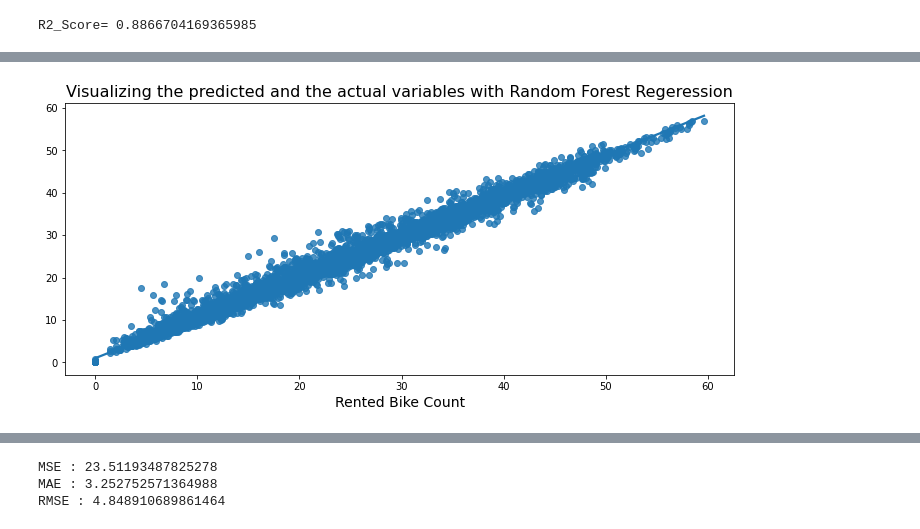
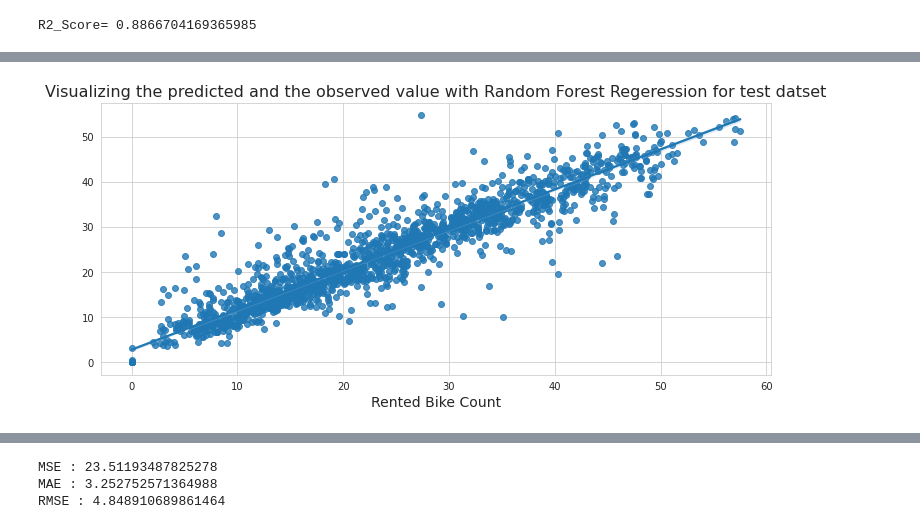
Before and after one commit to bharath967/Seoul-Bike-Sharing-Demand-Prediction, a Jupyter notebook: Bike_Sharing_Demand_Prediction_Capstone_Project.ipynb, the cells around one changed output, grey strips where cells are left out. Saved outputs shown, nothing was run; the diff lists cells and outputs as text; code cells hidden in the pictures.

```diff
--- a/Bike_Sharing_Demand_Prediction_Capstone_Project.ipynb
+++ b/Bike_Sharing_Demand_Prediction_Capstone_Project.ipynb
@@ -680,8 +703,8 @@ R2_Score= 0.8866704169365985
 # %%
 plt.figure(figsize=(12, 5))
-sns.regplot(y_train, pred_train)
-plt.title('Visualizing the predicted and the actual variables with Random Forest Regeression', size=16)
+sns.regplot(y_test, pred_test)
+plt.title('Visualizing the predicted and the observed value with Random Forest Regeression for test datset', size=16)
 plt.xlabel('Rented Bike Count', size=14)
 plt.show()
 # %% [output]
-[figure, old version]
+[figure, new version]
```
Also changed, not shown: parts of 54 cells of this notebook.
